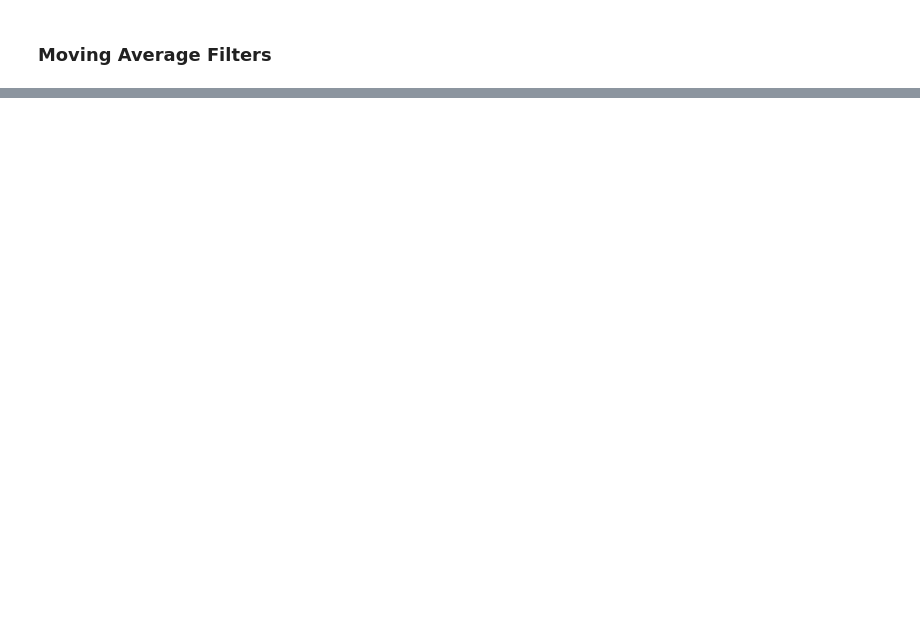
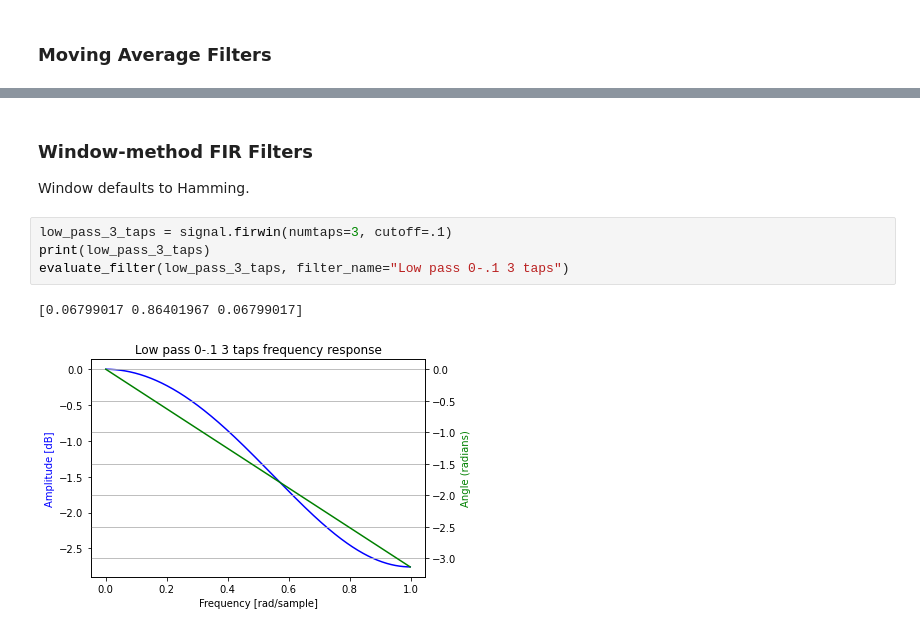
Before and after one commit to AdamVD/EEEE-533-BioSignal-Processing, a Jupyter notebook: practicals/chapter4/notebooks/Chapter 4 Practical.ipynb, the cells around one changed output, grey strips where cells are left out. Drawn from its saved outputs; the diff is of its cells as text; blank space fills up the shorter version.

```diff
--- a/practicals/chapter4/notebooks/Chapter 4 Practical.ipynb
+++ b/practicals/chapter4/notebooks/Chapter 4 Practical.ipynb
@@ -47,0 +49,11 @@ for num_terms in (2, 4, 8, 16):
+# %% [markdown]
+### Window-method FIR Filters
+
+Window defaults to Hamming.
+# %%
+low_pass_3_taps = signal.firwin(numtaps=3, cutoff=.1)
+print(low_pass_3_taps)
+evaluate_filter(low_pass_3_taps, filter_name="Low pass 0-.1 3 taps")
+# %% [output]
+[0.06799017 0.86401967 0.06799017]
+[figure, added]
```
Also changed, not shown: parts of 8 cells of this notebook.
